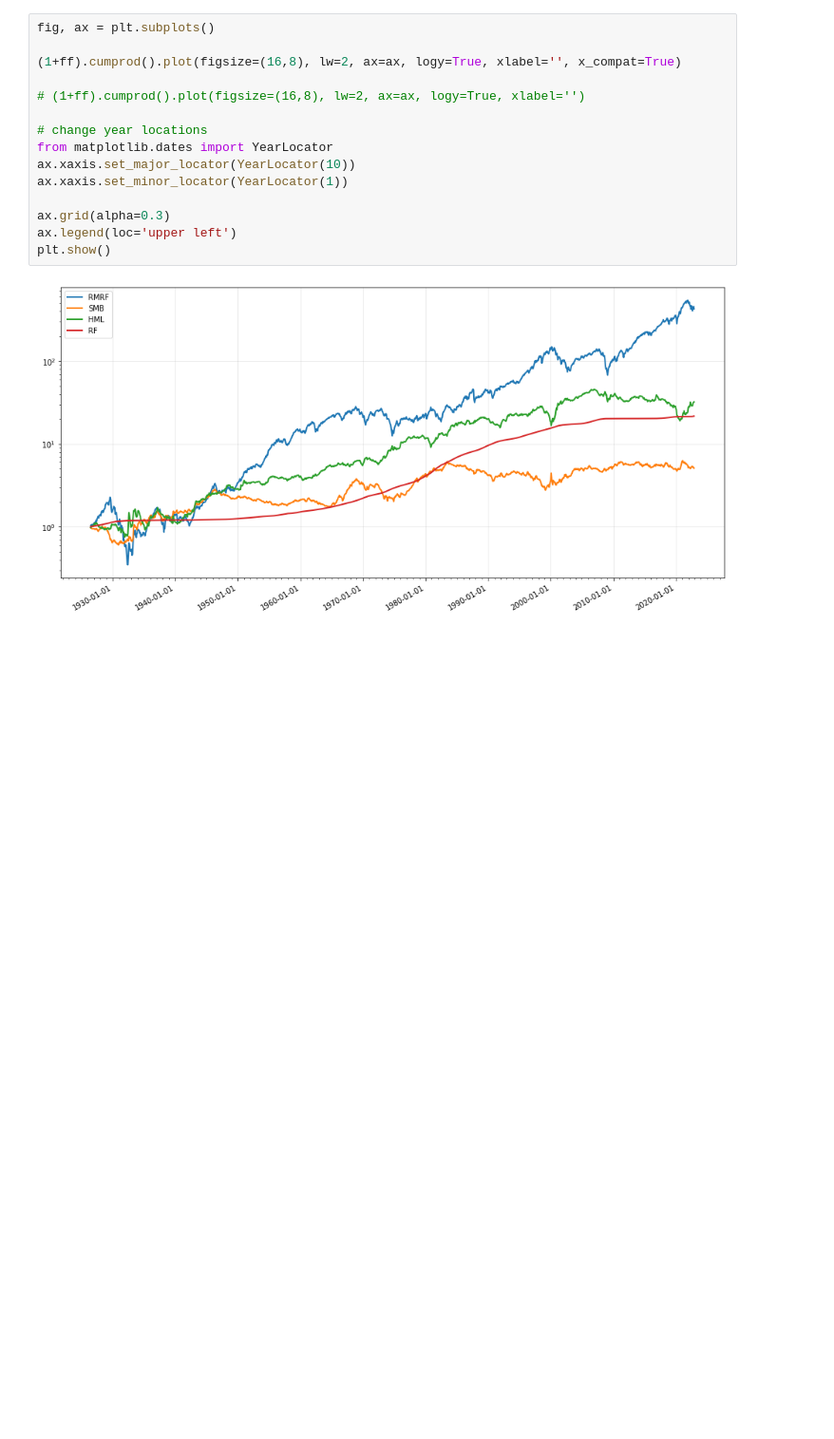
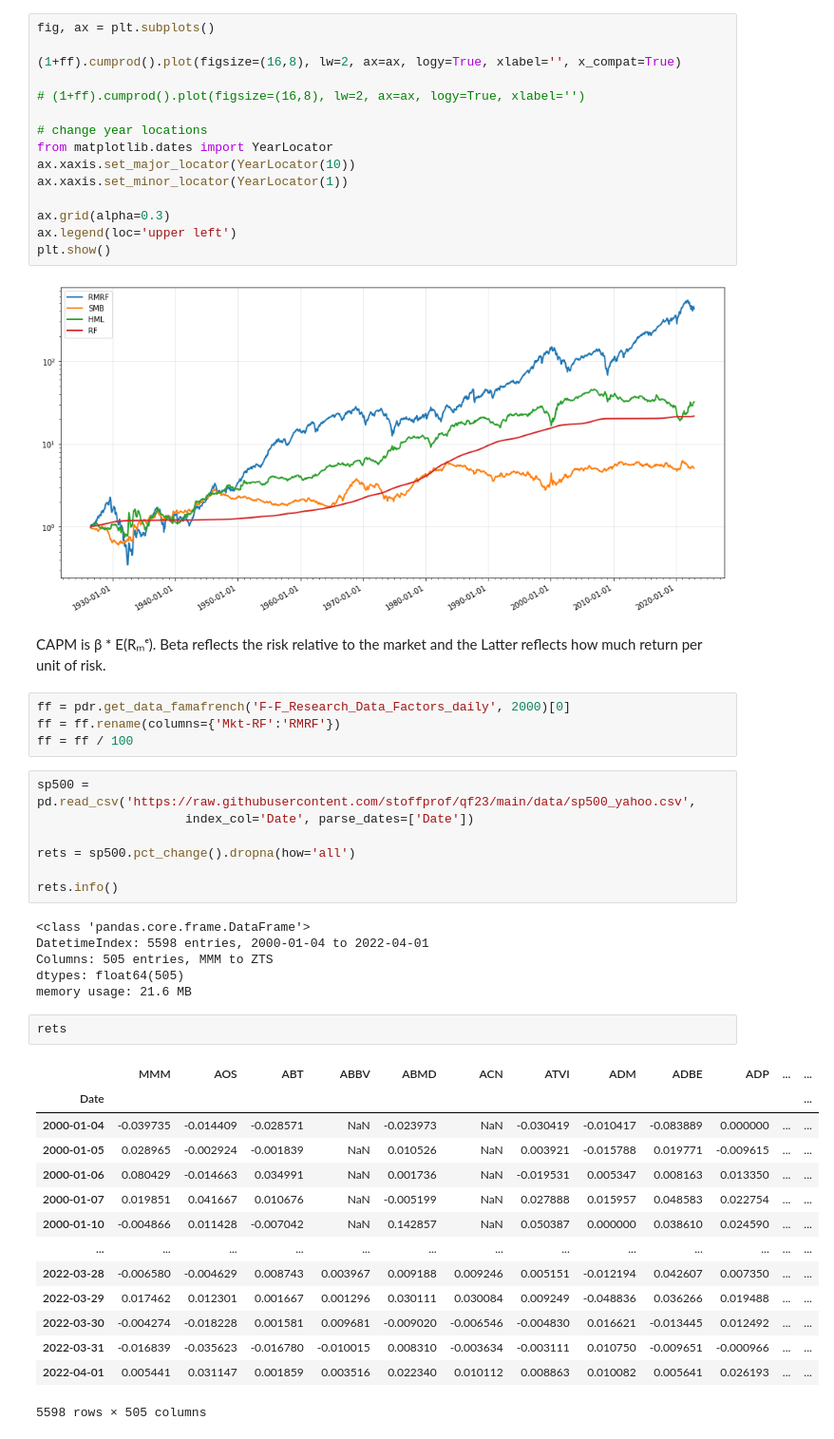
Before and after one commit to vargopal/stockMarket, a Jupyter notebook: F455 Notes/FactorRegression.ipynb, the cells around one changed output. Shown at 95% size. Drawn from its saved outputs; the diff is of its cells as text; blank space fills up the shorter version.

```diff
--- a/F455 Notes/FactorRegression.ipynb
+++ b/F455 Notes/FactorRegression.ipynb
@@ -133,3 +133,39 @@ ax.legend(loc='upper left')
 plt.show()
 # %% [output]
 [figure]
+# %% [markdown]
+CAPM is β * E(Rₘᵉ). Beta reflects the risk relative to the market and the Latter reflects how much return per unit of risk.
+# %%
+ff = pdr.get_data_famafrench('F-F_Research_Data_Factors_daily', 2000)[0]
+ff = ff.rename(columns={'Mkt-RF':'RMRF'})
+ff = ff / 100
+# %%
+sp500 = pd.read_csv('https://raw.githubusercontent.com/stoffprof/qf23/main/data/sp500_yahoo.csv',
+                    index_col='Date', parse_dates=['Date'])
+
+rets = sp500.pct_change().dropna(how='all')
+
+rets.info()
+# %% [output]
+<class 'pandas.core.frame.DataFrame'>
+DatetimeIndex: 5598 entries, 2000-01-04 to 2022-04-01
+Columns: 505 entries, MMM to ZTS
+dtypes: float64(505)
+memory usage: 21.6 MB
+# %%
+rets
+# %% [output]
+|  | MMM | AOS | ABT | ABBV | ABMD | ACN | ATVI | ADM | ADBE | ADP | ... | ... |
+| Date |  |  |  |  |  |  |  |  |  |  |  | ... |
+| 2000-01-04 | -0.039735 | -0.014409 | -0.028571 | NaN | -0.023973 | NaN | -0.030419 | -0.010417 | -0.083889 | 0.000000 | ... | ... |
+| 2000-01-05 | 0.028965 | -0.002924 | -0.001839 | NaN | 0.010526 | NaN | 0.003921 | -0.015788 | 0.019771 | -0.009615 | ... | ... |
+| 2000-01-06 | 0.080429 | -0.014663 | 0.034991 | NaN | 0.001736 | NaN | -0.019531 | 0.005347 | 0.008163 | 0.013350 | ... | ... |
+| 2000-01-07 | 0.019851 | 0.041667 | 0.010676 | NaN | -0.005199 | NaN | 0.027888 | 0.015957 | 0.048583 | 0.022754 | ... | ... |
+| 2000-01-10 | -0.004866 | 0.011428 | -0.007042 | NaN | 0.142857 | NaN | 0.050387 | 0.000000 | 0.038610 | 0.024590 | ... | ... |
+| ... | ... | ... | ... | ... | ... | ... | ... | ... | ... | ... | ... | ... |
+| 2022-03-28 | -0.006580 | -0.004629 | 0.008743 | 0.003967 | 0.009188 | 0.009246 | 0.005151 | -0.012194 | 0.042607 | 0.007350 | ... | ... |
+| 2022-03-29 | 0.017462 | 0.012301 | 0.001667 | 0.001296 | 0.030111 | 0.030084 | 0.009249 | -0.048836 | 0.036266 | 0.019488 | ... | ... |
+| 2022-03-30 | -0.004274 | -0.018228 | 0.001581 | 0.009681 | -0.009020 | -0.006546 | -0.004830 | 0.016621 | -0.013445 | 0.012492 | ... | ... |
+| 2022-03-31 | -0.016839 | -0.035623 | -0.016780 | -0.010015 | 0.008310 | -0.003634 | -0.003111 | 0.010750 | -0.009651 | -0.000966 | ... | ... |
+| 2022-04-01 | 0.005441 | 0.031147 | 0.001859 | 0.003516 | 0.022340 | 0.010112 | 0.008863 | 0.010082 | 0.005641 | 0.026193 | ... | ... |
+5598 rows × 505 columns
```
Also changed, not shown: parts of 18 cells of this notebook.
